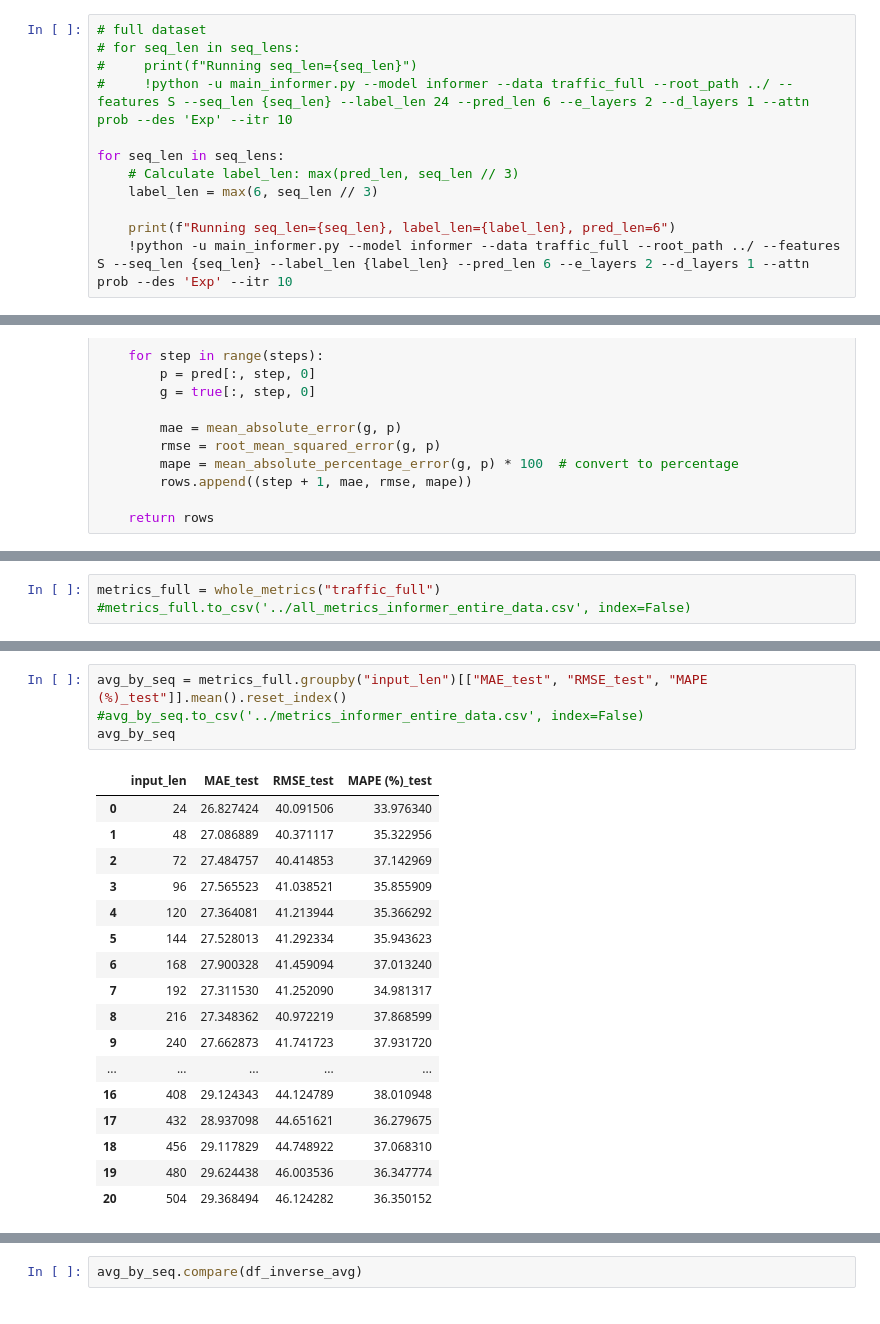
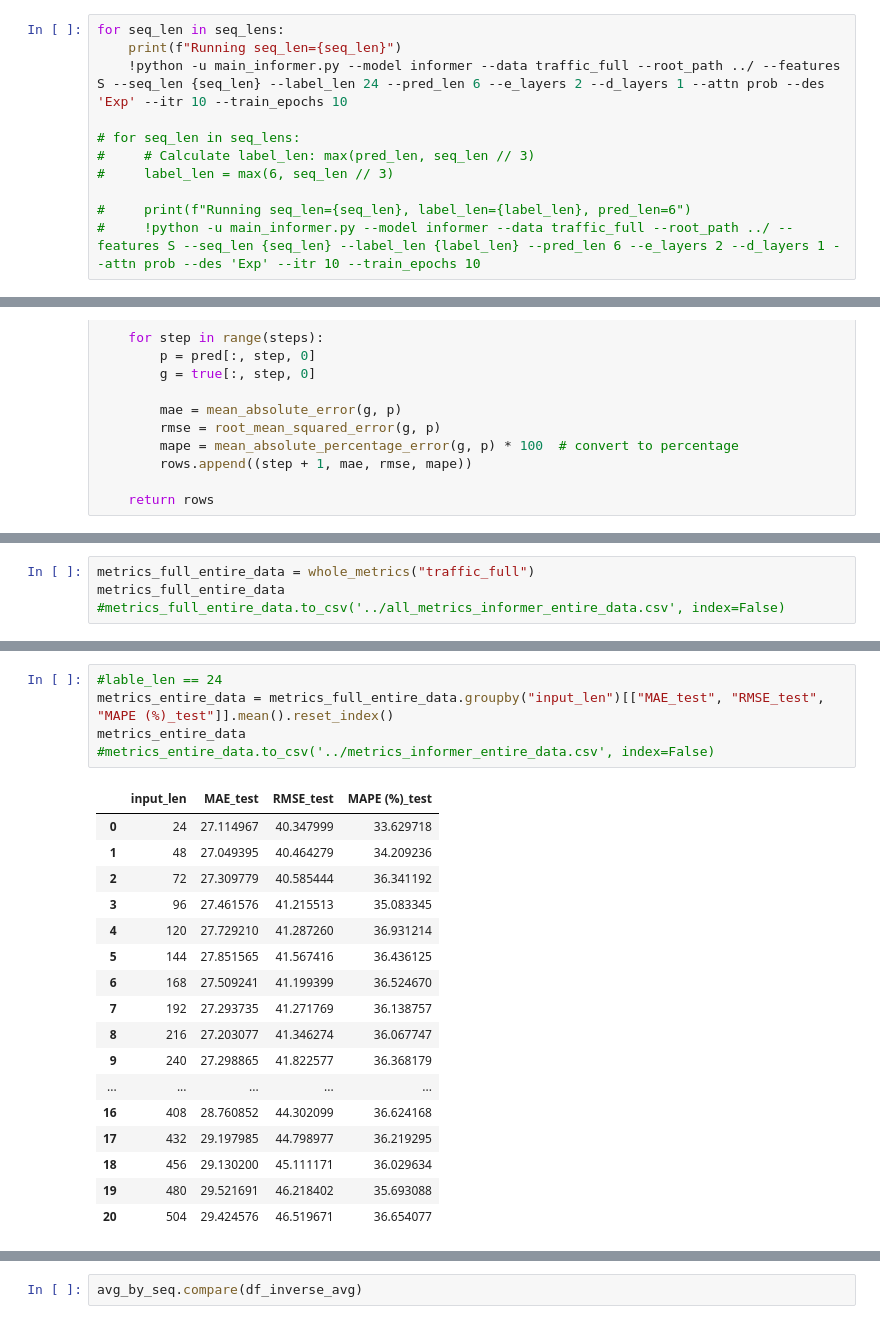
Before and after one commit to YueLi-0816/traffic_prediction, a Jupyter notebook: informer_final.ipynb, the cells around one changed output, grey strips where cells are left out. Drawn from its saved outputs; the diff is of its cells as text.

```diff
--- a/informer_final.ipynb
+++ b/informer_final.ipynb
@@ -105,15 +108,14 @@ print(seq_lens)
 # %%
-# full dataset
+for seq_len in seq_lens:
+    print(f"Running seq_len={seq_len}")
+    !python -u main_informer.py --model informer --data traffic_full --root_path ../ --features S --seq_len {seq_len} --label_len 24 --pred_len 6 --e_layers 2 --d_layers 1 --attn prob --des 'Exp' --itr 10 --train_epochs 10
+
 # for seq_len in seq_lens:
-#     print(f"Running seq_len={seq_len}")
-#     !python -u main_informer.py --model informer --data traffic_full --root_path ../ --features S --seq_len {seq_len} --label_len 24 --pred_len 6 --e_layers 2 --d_layers 1 --attn prob --des 'Exp' --itr 10
+#     # Calculate label_len: max(pred_len, seq_len // 3)
+#     label_len = max(6, seq_len // 3)
 
-for seq_len in seq_lens:
-    # Calculate label_len: max(pred_len, seq_len // 3)
-    label_len = max(6, seq_len // 3)
-
-    print(f"Running seq_len={seq_len}, label_len={label_len}, pred_len=6")
-    !python -u main_informer.py --model informer --data traffic_full --root_path ../ --features S --seq_len {seq_len} --label_len {label_len} --pred_len 6 --e_layers 2 --d_layers 1 --attn prob --des 'Exp' --itr 10
+#     print(f"Running seq_len={seq_len}, label_len={label_len}, pred_len=6")
+#     !python -u main_informer.py --model informer --data traffic_full --root_path ../ --features S --seq_len {seq_len} --label_len {label_len} --pred_len 6 --e_layers 2 --d_layers 1 --attn prob --des 'Exp' --itr 10 --train_epochs 10
 # %% [output]
 Running seq_len=24
 Args in experiment:
@@ -264,3 +228,4 @@ Skipping missing: .ipynb_checkpoints
 # %%
-metrics_full = whole_metrics("traffic_full")
-#metrics_full.to_csv('../all_metrics_informer_entire_data.csv', index=False)
+metrics_full_entire_data = whole_metrics("traffic_full")
+metrics_full_entire_data
+#metrics_full_entire_data.to_csv('../all_metrics_informer_entire_data.csv', index=False)
@@ -271,22 +288,23 @@ Metrics of each input length (21)
 # %%
-avg_by_seq = metrics_full.groupby("input_len")[["MAE_test", "RMSE_test", "MAPE (%)_test"]].mean().reset_index()
-#avg_by_seq.to_csv('../metrics_informer_entire_data.csv', index=False)
-avg_by_seq
+#lable_len == 24
+metrics_entire_data = metrics_full_entire_data.groupby("input_len")[["MAE_test", "RMSE_test", "MAPE (%)_test"]].mean().reset_index()
+metrics_entire_data
+#metrics_entire_data.to_csv('../metrics_informer_entire_data.csv', index=False)
 # %% [output]
 |  | input_len | MAE_test | RMSE_test | MAPE (%)_test |
-| 0 | 24 | 26.827424 | 40.091506 | 33.976340 |
-| 1 | 48 | 27.086889 | 40.371117 | 35.322956 |
-| 2 | 72 | 27.484757 | 40.414853 | 37.142969 |
-| 3 | 96 | 27.565523 | 41.038521 | 35.855909 |
-| 4 | 120 | 27.364081 | 41.213944 | 35.366292 |
-| 5 | 144 | 27.528013 | 41.292334 | 35.943623 |
-| 6 | 168 | 27.900328 | 41.459094 | 37.013240 |
-| 7 | 192 | 27.311530 | 41.252090 | 34.981317 |
-| 8 | 216 | 27.348362 | 40.972219 | 37.868599 |
-| 9 | 240 | 27.662873 | 41.741723 | 37.931720 |
+| 0 | 24 | 27.114967 | 40.347999 | 33.629718 |
+| 1 | 48 | 27.049395 | 40.464279 | 34.209236 |
+| 2 | 72 | 27.309779 | 40.585444 | 36.341192 |
+| 3 | 96 | 27.461576 | 41.215513 | 35.083345 |
+| 4 | 120 | 27.729210 | 41.287260 | 36.931214 |
+| 5 | 144 | 27.851565 | 41.567416 | 36.436125 |
+| 6 | 168 | 27.509241 | 41.199399 | 36.524670 |
+| 7 | 192 | 27.293735 | 41.271769 | 36.138757 |
+| 8 | 216 | 27.203077 | 41.346274 | 36.067747 |
+| 9 | 240 | 27.298865 | 41.822577 | 36.368179 |
 | ... | ... | ... | ... | ... |
-| 16 | 408 | 29.124343 | 44.124789 | 38.010948 |
-| 17 | 432 | 28.937098 | 44.651621 | 36.279675 |
-| 18 | 456 | 29.117829 | 44.748922 | 37.068310 |
-| 19 | 480 | 29.624438 | 46.003536 | 36.347774 |
-| 20 | 504 | 29.368494 | 46.124282 | 36.350152 |
+| 16 | 408 | 28.760852 | 44.302099 | 36.624168 |
+| 17 | 432 | 29.197985 | 44.798977 | 36.219295 |
+| 18 | 456 | 29.130200 | 45.111171 | 36.029634 |
+| 19 | 480 | 29.521691 | 46.218402 | 35.693088 |
+| 20 | 504 | 29.424576 | 46.519671 | 36.654077 |
```
Also changed, not shown: parts of 26 cells of this notebook.
